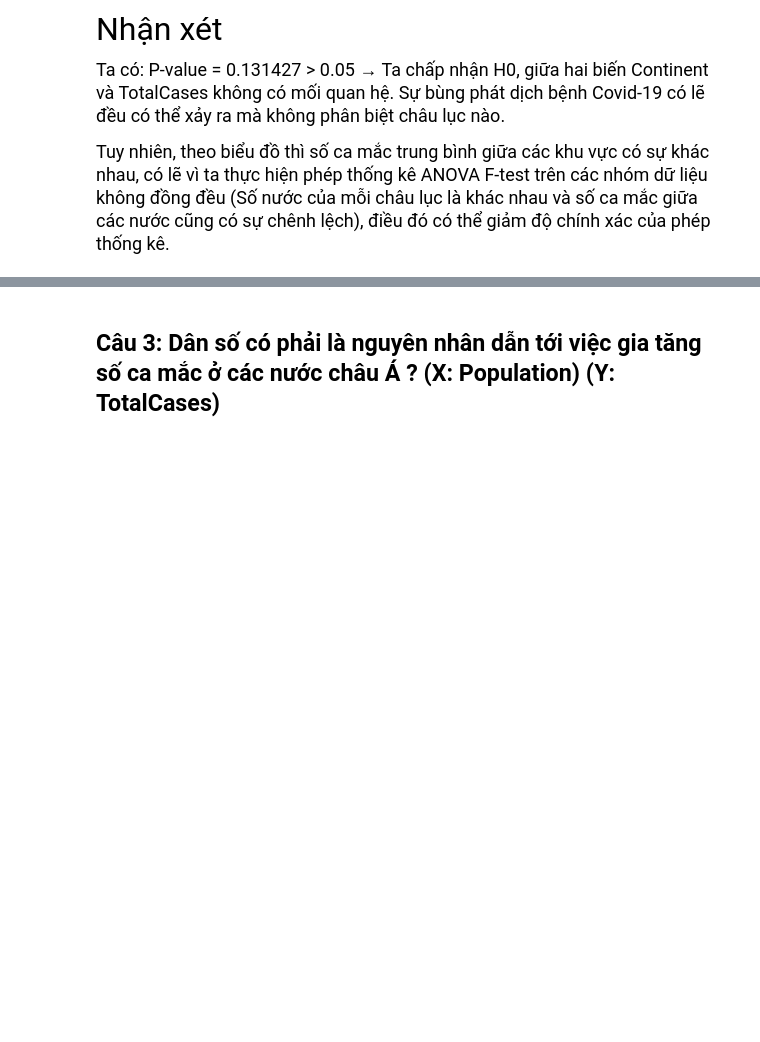
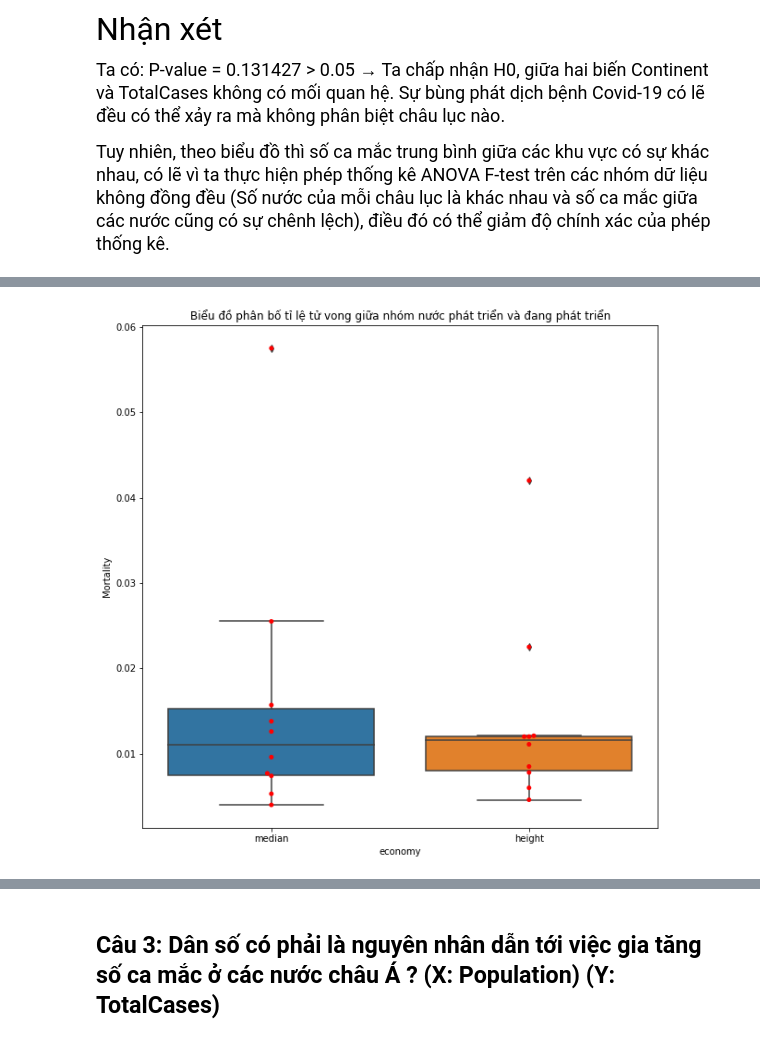
Before and after one commit to NMS1010/P4DA_Final_Project, a Jupyter notebook: report.ipynb, the cells around one changed output, grey strips where cells are left out. Drawn from its saved outputs; the diff is of its cells as text; code cells hidden in the pictures; blank space fills up the shorter version.

```diff
--- a/report.ipynb
+++ b/report.ipynb
@@ -407,0 +485,2 @@ res.anova_summary
+# %%
+covid_country['Mortality'] = round((covid_country['TotalDeaths']/covid_country['TotalCases']), 4)
@@ -407,0 +489,27 @@ res.anova_summary
+# %%
+covid_country = covid_country.replace('', np.nan).fillna(0)
+# %%
+list_top_10_countries_by_GDP_in_2022 = list(['United States',
+'China', 'Japan', 'Germany', 'United Kingdom', 'India', 'France', 'Canada', 'Italy', 'Brazil'])
+
+list_worst_10_countries_by_GDP_in_2022 = list(['Vietnam', 'Hong Kong',
+'Luxembourg', 'Libya', 'Mexico', 'Namibia', 'Kosovo', 'Togo', 'Congo', 'Latvia'])
+
+
+covid_data_poor = pd.DataFrame()
+covid_data_rick = pd.DataFrame()
+def create_data (data, list):
+    for i in list:
+        data = pd.concat([data, covid_country.loc[covid_country['Location'] == i]])
+    return data
+covid_data_rick = create_data(covid_data_rick, list_top_10_countries_by_GDP_in_2022)
+covid_data_poor = create_data(covid_data_poor, list_worst_10_countries_by_GDP_in_2022)
+# %%
+covid_data_poor = covid_data_poor[['TotalCases', 'TotalDeaths', 'Mortality']]
+covid_data_poor['economy'] = 'median'
+
+covid_data_rick = covid_data_rick[['TotalCases', 'TotalDeaths', 'Mortality']]
+covid_data_rick['economy'] = 'height'
+covid_data_economy = covid_data_poor
+covid_data_economy = pd.concat([covid_data_economy, covid_data_rick])
+covid_data_economy
@@ -407,0 +535,10 @@ res.anova_summary
+# %%
+def plt_boxplot (data, title):
+    plt.figure(figsize = (10, 10))
+    sns.boxplot(y='Mortality', x = 'economy', data= data).set(title= title)
+    sns.swarmplot(x='economy', y='Mortality', data=data, color='red')
+    plt.show()
+
+plt_boxplot (covid_data_economy, 'Biểu đồ phân bố tỉ lệ tử vong giữa nhóm nước phát triển và đang phát triển')
+# %% [output]
+[figure, added]
```
Also changed, not shown: parts of 83 cells of this notebook, 2 other files.
